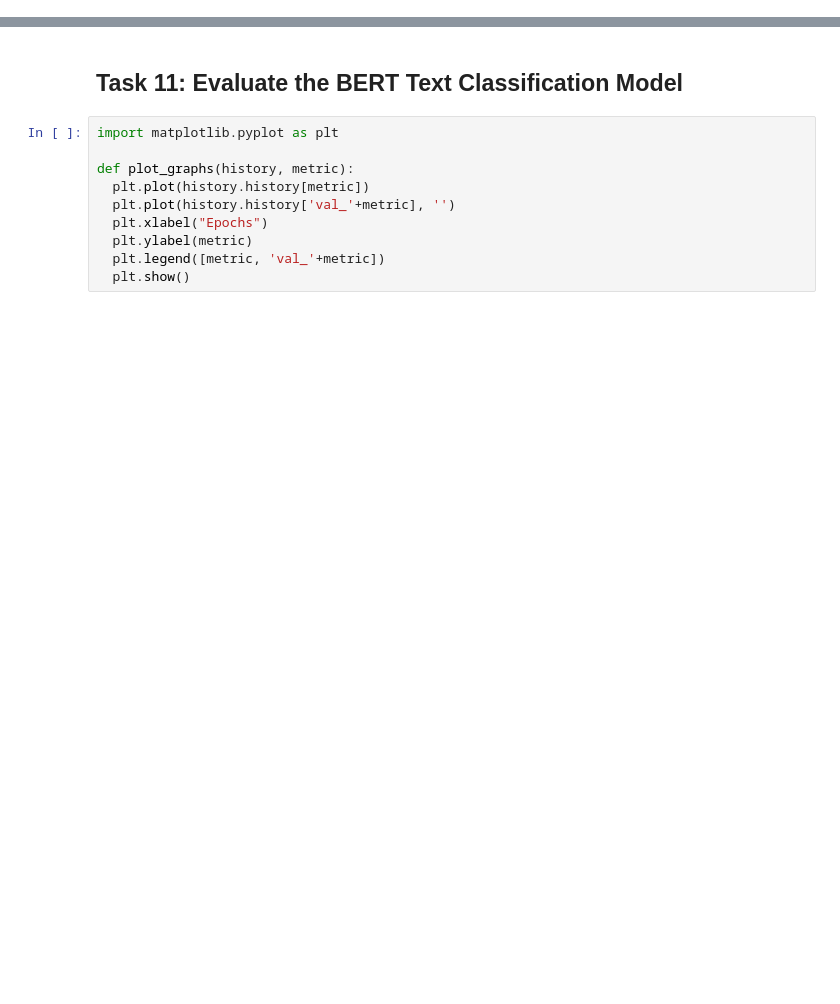
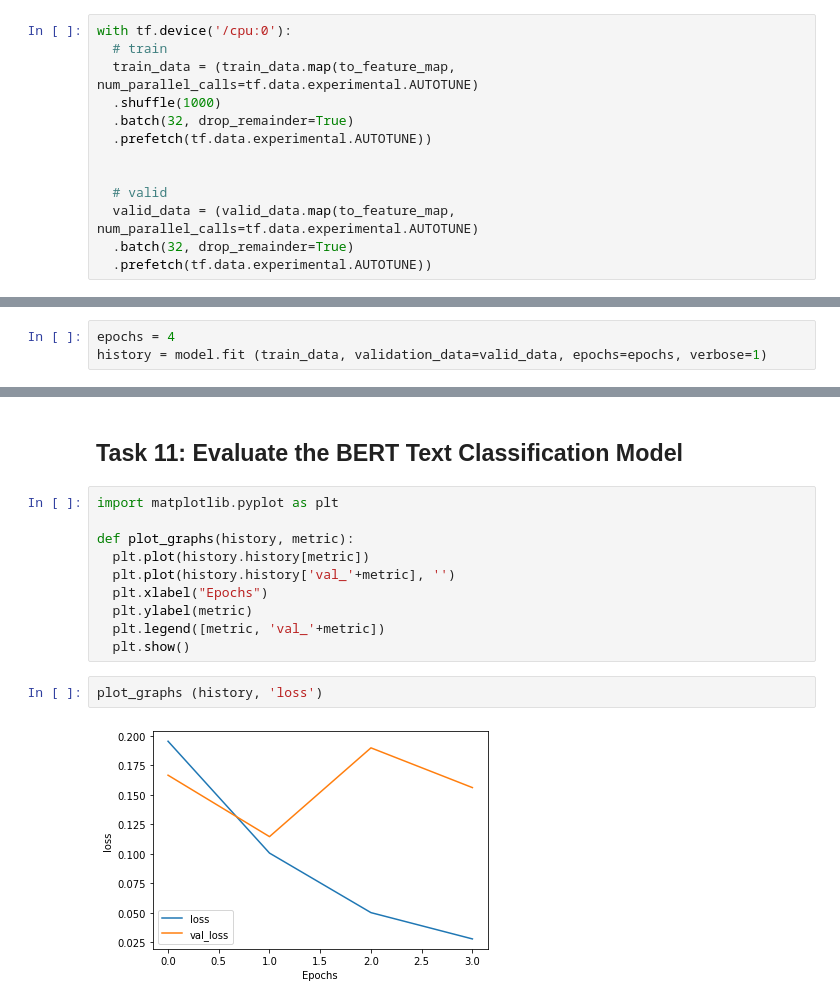
Before and after one commit to LeonVillanueva/CoLab, a Jupyter notebook: Coursera_BERT_for_Classification_TensorFlow.ipynb, the cells around one changed output, grey strips where cells are left out. Cells and saved outputs as stored; diff of their text form; blank space fills up the shorter version.

```diff
--- a/Coursera_BERT_for_Classification_TensorFlow.ipynb
+++ b/Coursera_BERT_for_Classification_TensorFlow.ipynb
@@ -233,3 +263,16 @@ with tf.device('/cpu:0'):
+# %%
+with tf.device('/cpu:0'):
+  # train
+  train_data = (train_data.map(to_feature_map, num_parallel_calls=tf.data.experimental.AUTOTUNE)
+  .shuffle(1000)
+  .batch(32, drop_remainder=True)
+  .prefetch(tf.data.experimental.AUTOTUNE))
+
+
+  # valid
+  valid_data = (valid_data.map(to_feature_map, num_parallel_calls=tf.data.experimental.AUTOTUNE)
+  .batch(32, drop_remainder=True)
+  .prefetch(tf.data.experimental.AUTOTUNE))
 # %% [markdown]
 The resulting `tf.data.Datasets` return `(features, labels)` pairs, as expected by [`keras.Model.fit`](https://www.tensorflow.org/api_docs/python/tf/keras/Model#fit):
 # %%
@@ -252,0 +378,3 @@ def create_model():
+# %%
+epochs = 4
+history = model.fit (train_data, validation_data=valid_data, epochs=epochs, verbose=1)
@@ -262,3 +400,7 @@ def plot_graphs(history, metric):
   plt.ylabel(metric)
   plt.legend([metric, 'val_'+metric])
   plt.show()
+# %%
+plot_graphs (history, 'loss')
+# %% [output]
+[figure, added]
```
Also changed, not shown: parts of 19 cells of this notebook.
